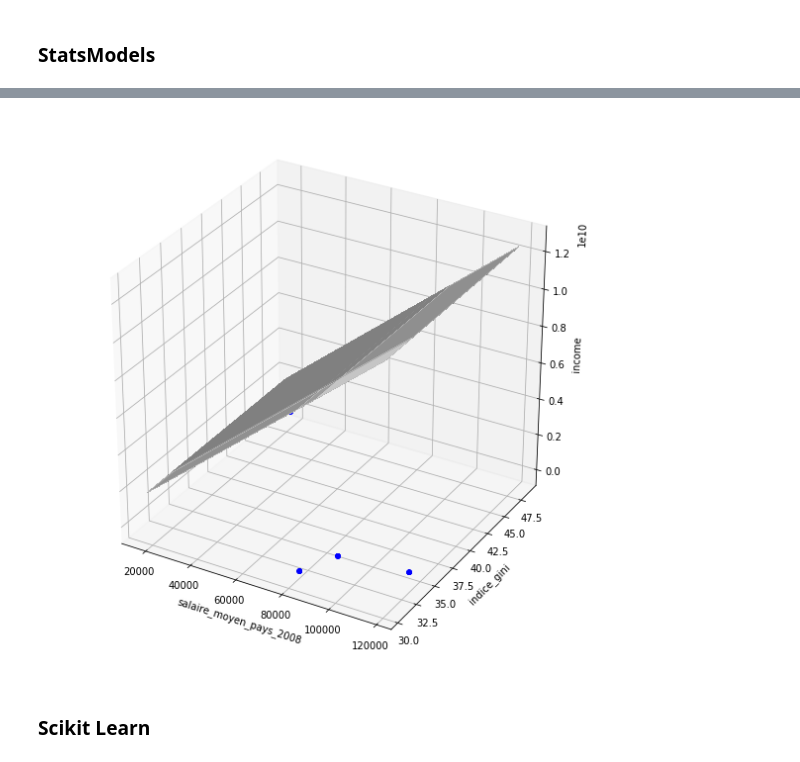
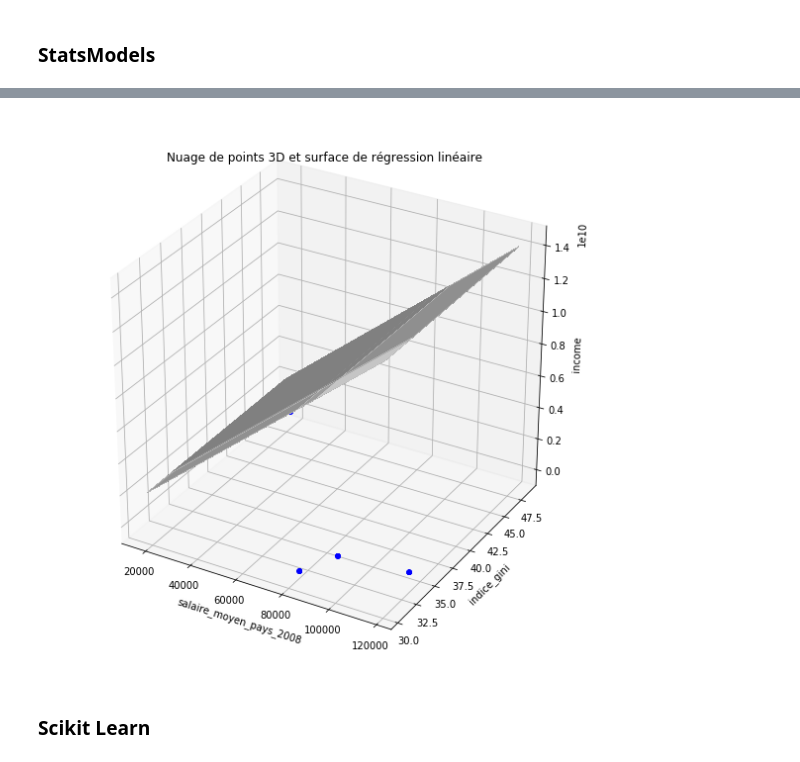
Before and after one commit to Silvock/project_7_income_predict, a Jupyter notebook: notebook/Exercice.ipynb, the cells around one changed output, grey strips where cells are left out. Cells and saved outputs as stored; diff of their text form; code cells hidden in the pictures.

```diff
--- a/notebook/Exercice.ipynb
+++ b/notebook/Exercice.ipynb
@@ -1384,31 +1385,35 @@ y_predits = result.predict(X_test)
 
 fig = plt.figure(figsize=(10,10))
 ax = fig.add_subplot(111, projection='3d')
 
 x_surf = X_test['salaire_moyen_pays_2008']               # generate a mesh
 y_surf = X_test['indice_gini']
 x_surf, y_surf = np.meshgrid(x_surf, y_surf)
 
 exog = pd.core.frame.DataFrame({'salaire_moyen_pays_2008': x_surf.ravel(), 'indice_gini': y_surf.ravel()})
 
 exog = sm.add_constant(exog)
 out = result.predict(exog)
 ax.plot_surface(x_surf, y_surf,
                 out.reshape(x_surf.shape),
                 rstride=1,
                 cstride=1,
                 color='white',
                 alpha = 0.4)
 
 ax.scatter(X_test['salaire_moyen_pays_2008'], X_test['indice_gini'], y_test,
            c='blue',
            marker='o',
            alpha=1)
 
 ax.set_xlabel('salaire_moyen_pays_2008')
 ax.set_ylabel('indice_gini')
 ax.set_zlabel('income')
 
+ax.set_title('Nuage de points 3D et surface de régression linéaire')
+
+fig.savefig('../presentation/images/reg_lin_indice_gini_sal_moy_income')
+
 plt.show()
 # %% [output]
-[figure, old version]
+[figure, new version]
```
Also changed, not shown: parts of 34 cells of this notebook, 40 other files.
